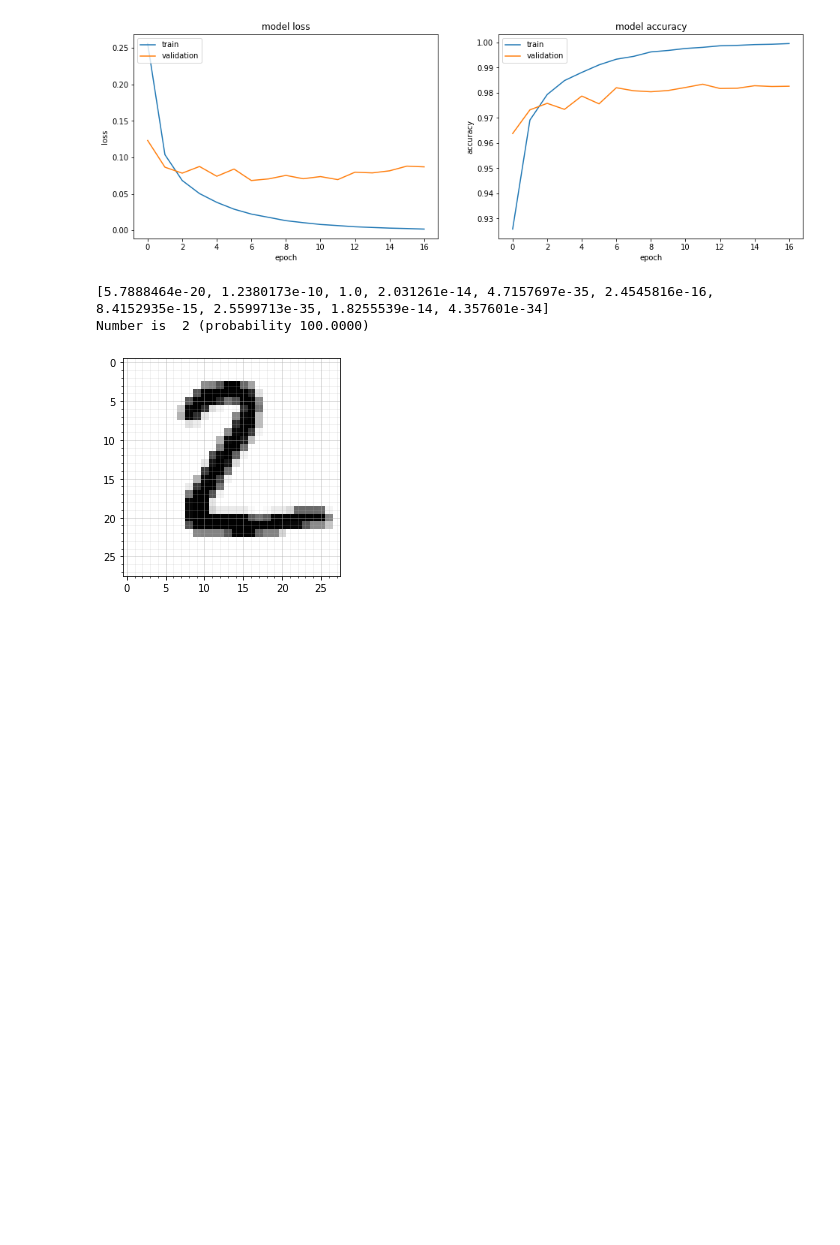
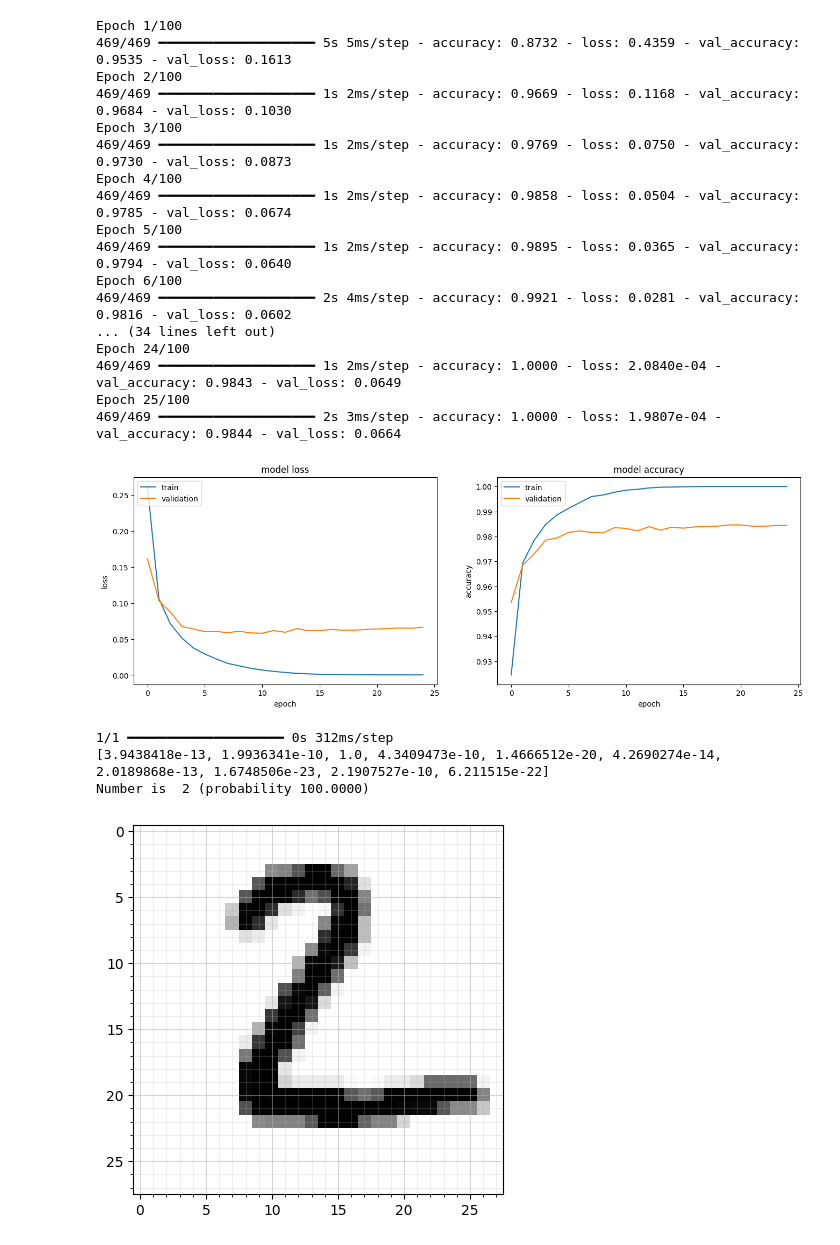
Before and after one commit to jhsongok/MLDL, a Jupyter notebook: NN/MNIST_MLP.ipynb, the cells around one changed output. Drawn from its saved outputs; the diff is of its cells as text; code cells hidden in the pictures; blank space fills up the shorter version.

```diff
--- a/NN/MNIST_MLP.ipynb
+++ b/NN/MNIST_MLP.ipynb
@@ -49,7 +49,7 @@ import numpy as np
 import matplotlib.pyplot as plt
 
 from tensorflow.keras import optimizers
-from tensorflow.keras.layers import Dense
+from tensorflow.keras.layers import Input, Dense
 from tensorflow.keras.models import Sequential
 
 t_t = 100  # training 횟수(epoch)
@@ -62,7 +62,8 @@ from tensorflow.keras.datasets import mnist
 
 # 모델 구성하기
 model = Sequential()
-model.add(Dense(512, activation='relu', input_shape=(28 * 28,)))
+model.add(Input(shape=(28 * 28,)))  # Input 레이어 추가
+model.add(Dense(512, activation='relu'))
 model.add(Dense(num_classes, activation='softmax'))
 
 # 모델 학습과정 설정하기
@@ -92,7 +93,7 @@ y_test = to_categorical(y_test, num_classes)
 from tensorflow.keras.callbacks import EarlyStopping, ModelCheckpoint
 
 # 모델이 가장 best일때 모델을 저장하도록 설정
-modelCheckpoint = ModelCheckpoint('best_digits_model.hdf5', save_best_only=True)
+modelCheckpoint = ModelCheckpoint('best_digits_model.keras', save_best_only=True)
 
 # val_acc 를 모니터링 하다가 조기에 학습을 종료하도록 설정
 monitor_val_acc = EarlyStopping(monitor='val_accuracy',
@@ -139,7 +134,25 @@ Epoch 17/100
+Epoch 1/100
+469/469 ━━━━━━━━━━━━━━━━━━━━ 5s 5ms/step - accuracy: 0.8732 - loss: 0.4359 - val_accuracy: 0.9535 - val_loss: 0.1613
+Epoch 2/100
+469/469 ━━━━━━━━━━━━━━━━━━━━ 1s 2ms/step - accuracy: 0.9669 - loss: 0.1168 - val_accuracy: 0.9684 - val_loss: 0.1030
+Epoch 3/100
+469/469 ━━━━━━━━━━━━━━━━━━━━ 1s 2ms/step - accuracy: 0.9769 - loss: 0.0750 - val_accuracy: 0.9730 - val_loss: 0.0873
+Epoch 4/100
+469/469 ━━━━━━━━━━━━━━━━━━━━ 1s 2ms/step - accuracy: 0.9858 - loss: 0.0504 - val_accuracy: 0.9785 - val_loss: 0.0674
+Epoch 5/100
+469/469 ━━━━━━━━━━━━━━━━━━━━ 1s 2ms/step - accuracy: 0.9895 - loss: 0.0365 - val_accuracy: 0.9794 - val_loss: 0.0640
+Epoch 6/100
+469/469 ━━━━━━━━━━━━━━━━━━━━ 2s 4ms/step - accuracy: 0.9921 - loss: 0.0281 - val_accuracy: 0.9816 - val_loss: 0.0602
+... (34 lines left out)
+Epoch 24/100
+469/469 ━━━━━━━━━━━━━━━━━━━━ 1s 2ms/step - accuracy: 1.0000 - loss: 2.0840e-04 - val_accuracy: 0.9843 - val_loss: 0.0649
+Epoch 25/100
+469/469 ━━━━━━━━━━━━━━━━━━━━ 2s 3ms/step - accuracy: 1.0000 - loss: 1.9807e-04 - val_accuracy: 0.9844 - val_loss: 0.0664
-[figure, old version]
+[figure, new version]
-[5.7888464e-20, 1.2380173e-10, 1.0, 2.031261e-14, 4.7157697e-35, 2.4545816e-16, 8.4152935e-15, 2.5599713e-35, 1.8255539e-14, 4.357601e-34]
-Number is  2 (probability 100.0000)
+1/1 ━━━━━━━━━━━━━━━━━━━━ 0s 312ms/step
+[3.9438418e-13, 1.9936341e-10, 1.0, 4.3409473e-10, 1.4666512e-20, 4.2690274e-14, 2.0189868e-13, 1.6748506e-23, 2.1907527e-10, 6.211515e-22]
+Number is  2 (probability 100.0000)
-[figure, old version]
+[figure, new version]
 # %%
 # 예측하기
 selected_image = 15
```
Also changed, not shown: parts of 2 cells of this notebook.
